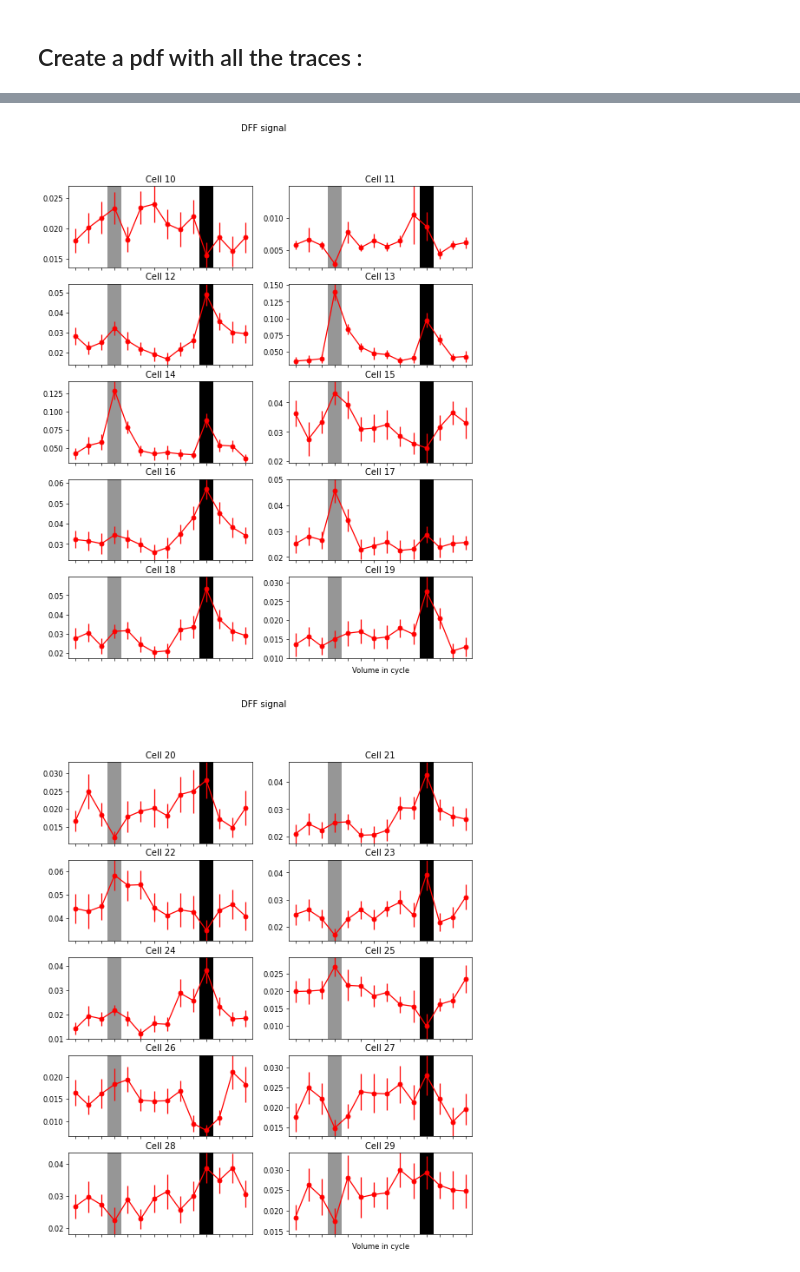
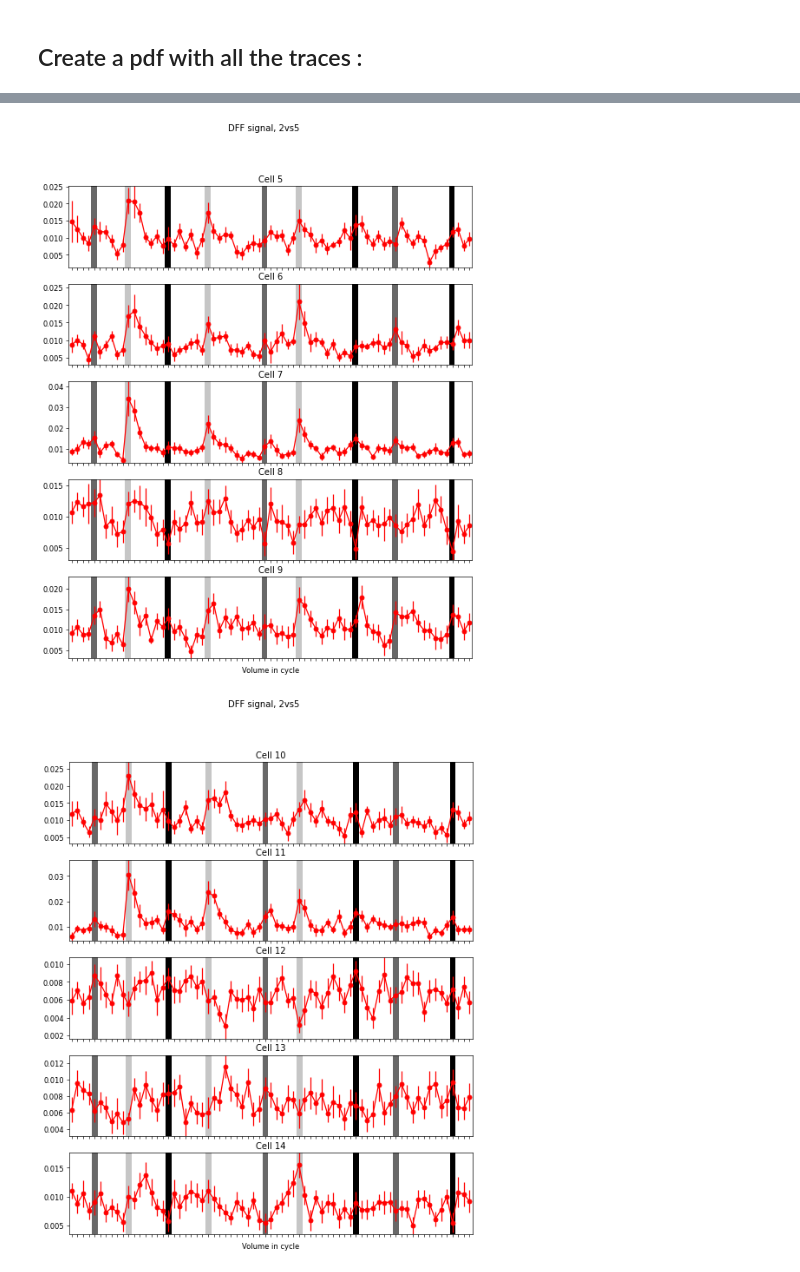
Before and after one commit to luupeter/numan, a Jupyter notebook: notebooks/individual_datasets/2vs3vs5/Extracting_signal_from_imaris_with_comment_ok08.ipynb, the cells around one changed output, grey strips where cells are left out. Saved outputs shown, nothing was run; the diff lists cells and outputs as text; code cells hidden in the pictures.

Commit message:
updated notebook for 2v3v5 plotting

```diff
--- a/notebooks/individual_datasets/2vs3vs5/Extracting_signal_from_imaris_with_comment_ok08.ipynb
+++ b/notebooks/individual_datasets/2vs3vs5/Extracting_signal_from_imaris_with_comment_ok08.ipynb
@@ -279,3 +276,5 @@ tif.imwrite("E:/Peter/numan/spots/significant_cells_mask_3v5.tif",
                    sig3v5_mask.astype(np.uint16),shape=(52,468,500),metadata={'axes': 'ZYX'}, imagej=True)
 tif.imwrite("E:/Peter/numan/spots/significant_cells_mask_2v3.tif",
                    sig2v3_mask.astype(np.uint16),shape=(52,468,500),metadata={'axes': 'ZYX'}, imagej=True)
+# %%
+spots = nu.Spots.from_json(f"D:/Code/repos/numan/notebooks/data/2vs5_3vs5_2vs3_cells.json")
@@ -320,27 +286,0 @@ and here if the dff :
-# %%
-significant_signals_dff = significant_signals.as_dff(sliding_window)
-
-main_title = "DFF signal"
-# what points to show ( np.arange(10) will show the first 10 points ... )
-point_idx = [5,10,15,20,25,30,35,40,45,50]
-titles = [f"Cell {ipt}" for ipt in point_idx]
-
-sp = nu.SignalPlotter(significant_signals_dff, experiment)
-sp.show_psh(point_idx,
-            main_title,
-            titles,
-            # front_to_tail will shift the cycleby the set number of voxels
-            # so when set to 3, there are 3 blank volumes at the begining and at the end ...
-            # if set to 0, will have 6 leading blanks and will end right after the 5 dots (black bar)
-            front_to_tail = 3,
-            # what grid to use to show the points
-            figure_layout = [5,2] ,
-            # what error type to use ( "sem" for SEM or "prc" for 5th - 95th percentile )
-            error_type = "prc",
-            # figure parameters
-            figsize = (10, 12),
-            dpi = 60,
-            # wheather to plot the individual traces
-            plot_individual = True,
-            # the color of the individual traces (if shown)
-            noise_color = '--c')
@@ -351,14 +291,19 @@ sp.show_psh(point_idx,
 # %%
-tpp = 10 # traces per page
+sliding_window = 15 # in volumes, to create dff
+significant_signals = spots.get_group_signals(spots.groups['sig2v5'])
+significant_signals_dff = significant_signals.as_dff(sliding_window)
+sp = nu.SignalPlotter(significant_signals_dff, experiment)
+
+tpp = 5 # traces per page
 cells = np.arange(sp.n_signals)
 btchs = [cells[s: s+tpp] for s in np.arange(np.ceil(sp.n_signals / tpp).astype(int))*tpp]
 
-main_title = "DFF signal"
+main_title = "DFF signal, 2vs5"
 
 # indifidual pdf pages will be saved to this folder, but will be deleted right after the merge
 tmp_folder = 'E:/Peter/numan//processed/spots/'
 # filename to save pdf with all the significant traces
-pdf_filename = f'E:/Peter/numan//processed/spots/significant_signals_sem_mean_only_good_order.pdf'
+pdf_filename = f'E:/Peter/numan//processed/spots/significant_signals_sem_mean_only_good_order_2v5.pdf'
 
 pdfs = []
 for ibtch, btch in enumerate(btchs):
@@ -371,7 +316,7 @@ for ibtch, btch in enumerate(btchs):
                 # if set to 0, will have 6 leading blanks and will end right after the 5 dots (black bar)
                 front_to_tail = 3,
                 # what grid to use to show the points
-                figure_layout = [5,2] ,
+                figure_layout = [5,1] ,
                 # what error type to use ( "sem" for SEM or "prc" for 5th - 95th percentile )
                 error_type = "sem",
                 # figure parameters
@@ -394,2 +339,2 @@ merge_pdfs(pdfs, pdf_filename)
-[figure, old version]
+[figure, new version]
-[figure, old version]
+[figure, new version]
```
Also changed, not shown: parts of 13 cells of this notebook.
